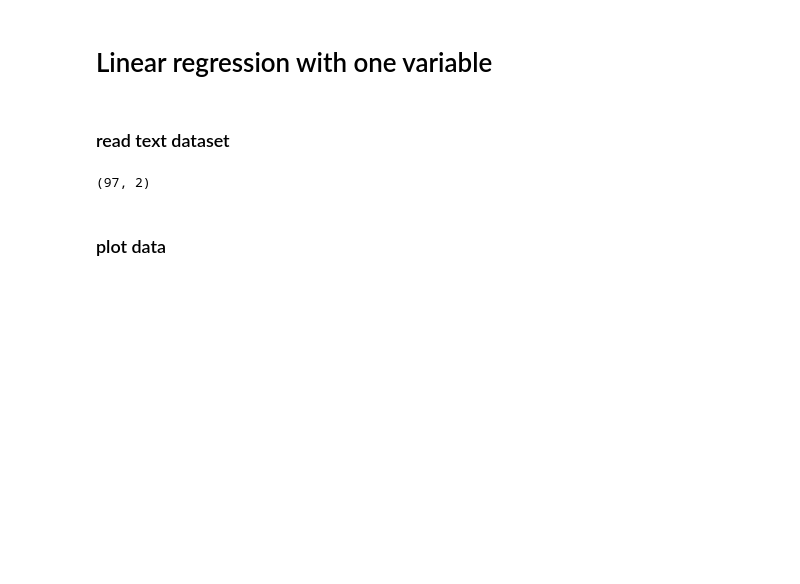
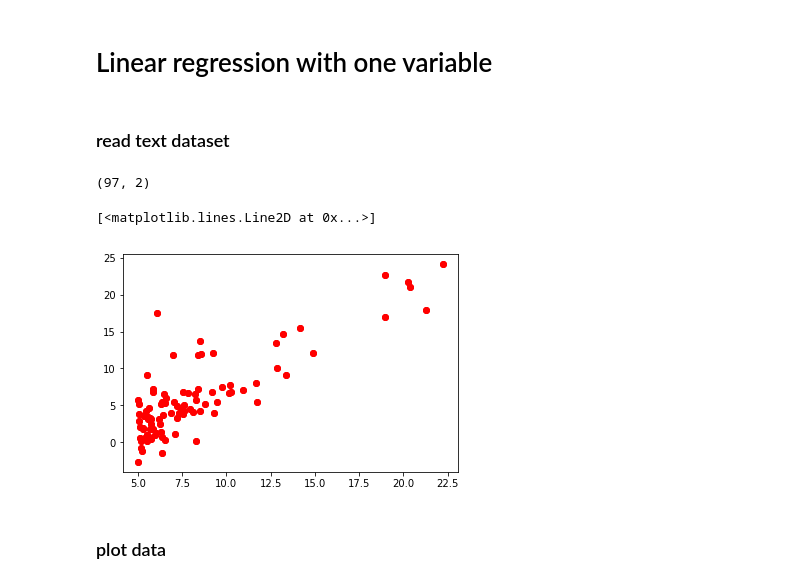
Before and after one commit to avensamareh/Machine-learning-basics, a Jupyter notebook: Linear-regression/linear-regression.ipynb, the cells around one changed output. Cells and saved outputs as stored; diff of their text form; code cells hidden in the pictures; blank space fills up the shorter version.

```diff
--- a/Linear-regression/linear-regression.ipynb
+++ b/Linear-regression/linear-regression.ipynb
@@ -28,12 +28,19 @@ array([[1., 0., 0., 0., 0.],
 # %%
 data = np.loadtxt(os.path.join('ex1data1.txt'),delimiter = ',')
 data.shape
+data.shape
+m,n = data.shape
-# %% [output]
-(97, 2)
 # %%
 X,y = data[:,0], data[:,1]
 m = data.shape[0]
 n = data.shape[1]
+print(m,n)
+pyplot.plot(X,y, 'ro')
+pyplot.plot(X,y,'ro')
+# %% [output]
+(97, 2)
+[<matplotlib.lines.Line2D at 0x...>]
+[figure, added]
 # %% [markdown]
 ### plot data
 # %%
```
Also changed, not shown: parts of 3 cells of this notebook, 43 other files.
